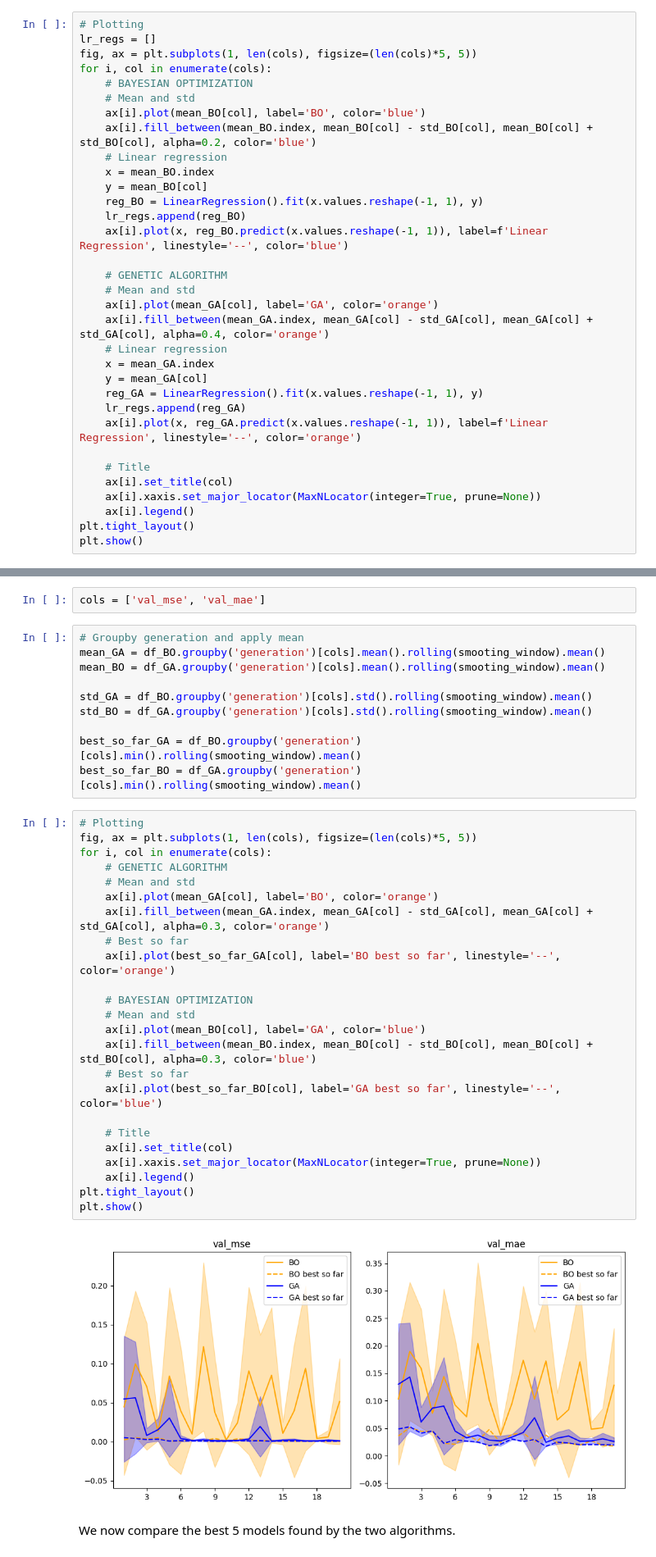
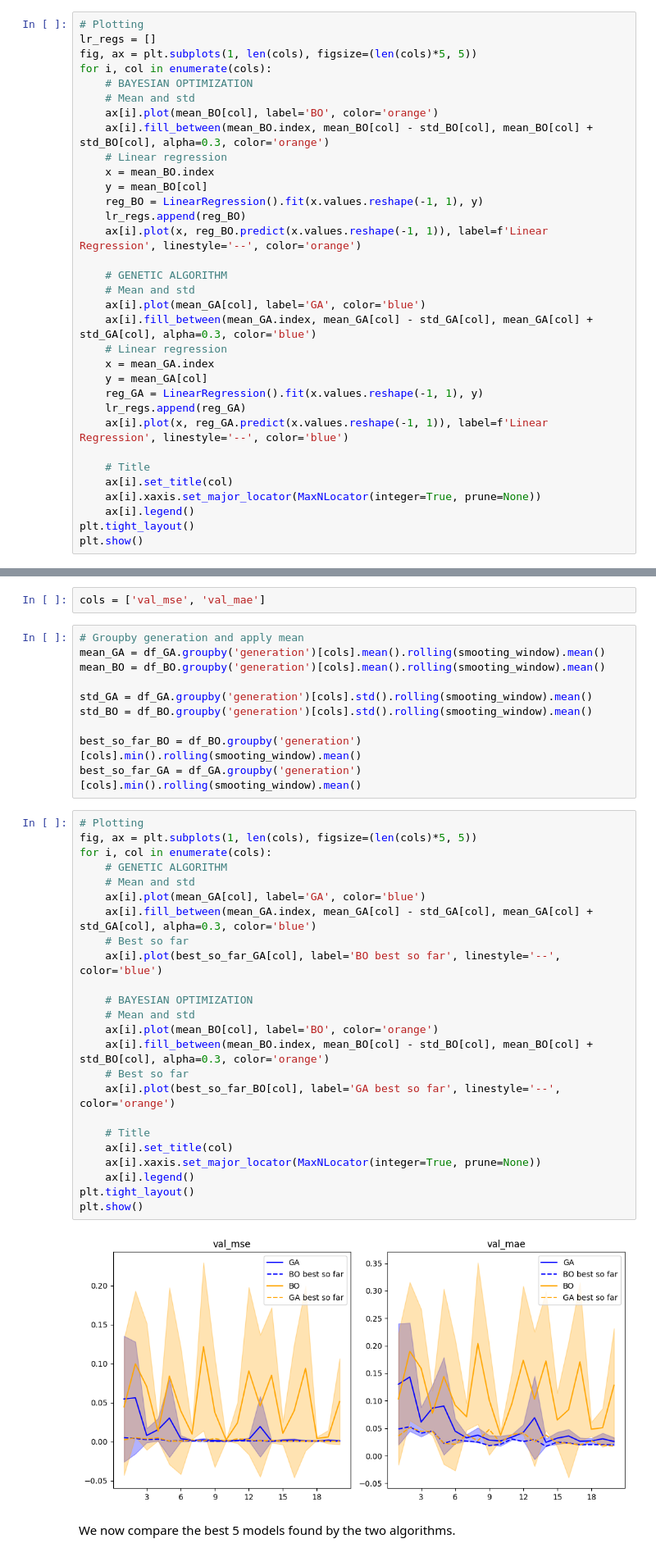
Before and after one commit to GabrielePintus/GMOO-Project, a Jupyter notebook: notebooks/Results Sinewave MLP.ipynb, the cells around one changed output, grey strips where cells are left out. Shown: that part at 82% size. Cells and saved outputs as stored; diff of their text form.

```diff
--- a/notebooks/Results Sinewave MLP.ipynb
+++ b/notebooks/Results Sinewave MLP.ipynb
@@ -79,25 +79,25 @@ fig, ax = plt.subplots(1, len(cols), figsize=(len(cols)*5, 5))
 for i, col in enumerate(cols):
     # BAYESIAN OPTIMIZATION
     # Mean and std
-    ax[i].plot(mean_BO[col], label='BO', color='blue')
-    ax[i].fill_between(mean_BO.index, mean_BO[col] - std_BO[col], mean_BO[col] + std_BO[col], alpha=0.2, color='blue')
+    ax[i].plot(mean_BO[col], label='BO', color='orange')
+    ax[i].fill_between(mean_BO.index, mean_BO[col] - std_BO[col], mean_BO[col] + std_BO[col], alpha=0.3, color='orange')
     # Linear regression
     x = mean_BO.index
     y = mean_BO[col]
     reg_BO = LinearRegression().fit(x.values.reshape(-1, 1), y)
     lr_regs.append(reg_BO)
-    ax[i].plot(x, reg_BO.predict(x.values.reshape(-1, 1)), label=f'Linear Regression', linestyle='--', color='blue')
+    ax[i].plot(x, reg_BO.predict(x.values.reshape(-1, 1)), label=f'Linear Regression', linestyle='--', color='orange')
 
     # GENETIC ALGORITHM
     # Mean and std
-    ax[i].plot(mean_GA[col], label='GA', color='orange')
-    ax[i].fill_between(mean_GA.index, mean_GA[col] - std_GA[col], mean_GA[col] + std_GA[col], alpha=0.4, color='orange')
+    ax[i].plot(mean_GA[col], label='GA', color='blue')
+    ax[i].fill_between(mean_GA.index, mean_GA[col] - std_GA[col], mean_GA[col] + std_GA[col], alpha=0.3, color='blue')
     # Linear regression
     x = mean_GA.index
     y = mean_GA[col]
     reg_GA = LinearRegression().fit(x.values.reshape(-1, 1), y)
     lr_regs.append(reg_GA)
-    ax[i].plot(x, reg_GA.predict(x.values.reshape(-1, 1)), label=f'Linear Regression', linestyle='--', color='orange')
+    ax[i].plot(x, reg_GA.predict(x.values.reshape(-1, 1)), label=f'Linear Regression', linestyle='--', color='blue')
 
     # Title
     ax[i].set_title(col)
@@ -129,40 +129,40 @@ We now compare the evolution of the metrics during the optimization process. Ide
 cols = ['val_mse', 'val_mae']
 # %%
 # Groupby generation and apply mean
-mean_GA = df_BO.groupby('generation')[cols].mean().rolling(smooting_window).mean()
-mean_BO = df_GA.groupby('generation')[cols].mean().rolling(smooting_window).mean()
+mean_GA = df_GA.groupby('generation')[cols].mean().rolling(smooting_window).mean()
+mean_BO = df_BO.groupby('generation')[cols].mean().rolling(smooting_window).mean()
 
-std_GA = df_BO.groupby('generation')[cols].std().rolling(smooting_window).mean()
-std_BO = df_GA.groupby('generation')[cols].std().rolling(smooting_window).mean()
+std_GA = df_GA.groupby('generation')[cols].std().rolling(smooting_window).mean()
+std_BO = df_BO.groupby('generation')[cols].std().rolling(smooting_window).mean()
 
-best_so_far_GA = df_BO.groupby('generation')[cols].min().rolling(smooting_window).mean()
-best_so_far_BO = df_GA.groupby('generation')[cols].min().rolling(smooting_window).mean()
+best_so_far_BO = df_BO.groupby('generation')[cols].min().rolling(smooting_window).mean()
+best_so_far_GA = df_GA.groupby('generation')[cols].min().rolling(smooting_window).mean()
 # %%
 # Plotting
 fig, ax = plt.subplots(1, len(cols), figsize=(len(cols)*5, 5))
 for i, col in enumerate(cols):
     # GENETIC ALGORITHM
     # Mean and std
-    ax[i].plot(mean_GA[col], label='BO', color='orange')
-    ax[i].fill_between(mean_GA.index, mean_GA[col] - std_GA[col], mean_GA[col] + std_GA[col], alpha=0.3, color='orange')
+    ax[i].plot(mean_GA[col], label='GA', color='blue')
+    ax[i].fill_between(mean_GA.index, mean_GA[col] - std_GA[col], mean_GA[col] + std_GA[col], alpha=0.3, color='blue')
     # Best so far
-    ax[i].plot(best_so_far_GA[col], label='BO best so far', linestyle='--', color='orange')
+    ax[i].plot(best_so_far_GA[col], label='BO best so far', linestyle='--', color='blue')
 
     # BAYESIAN OPTIMIZATION
     # Mean and std
-    ax[i].plot(mean_BO[col], label='GA', color='blue')
-    ax[i].fill_between(mean_BO.index, mean_BO[col] - std_BO[col], mean_BO[col] + std_BO[col], alpha=0.3, color='blue')
+    ax[i].plot(mean_BO[col], label='BO', color='orange')
+    ax[i].fill_between(mean_BO.index, mean_BO[col] - std_BO[col], mean_BO[col] + std_BO[col], alpha=0.3, color='orange')
     # Best so far
-    ax[i].plot(best_so_far_BO[col], label='GA best so far', linestyle='--', color='blue')
+    ax[i].plot(best_so_far_BO[col], label='GA best so far', linestyle='--', color='orange')
 
     # Title
     ax[i].set_title(col)
     ax[i].xaxis.set_major_locator(MaxNLocator(integer=True, prune=None))
     ax[i].legend()
 plt.tight_layout()
 plt.show()
 # %% [output]
-[figure, old version]
+[figure, new version]
 # %% [markdown]
 We now compare the best 5 models found by the two algorithms.
 # %%
```
Also changed, not shown: parts of 1 cell of this notebook, 3 other files.
